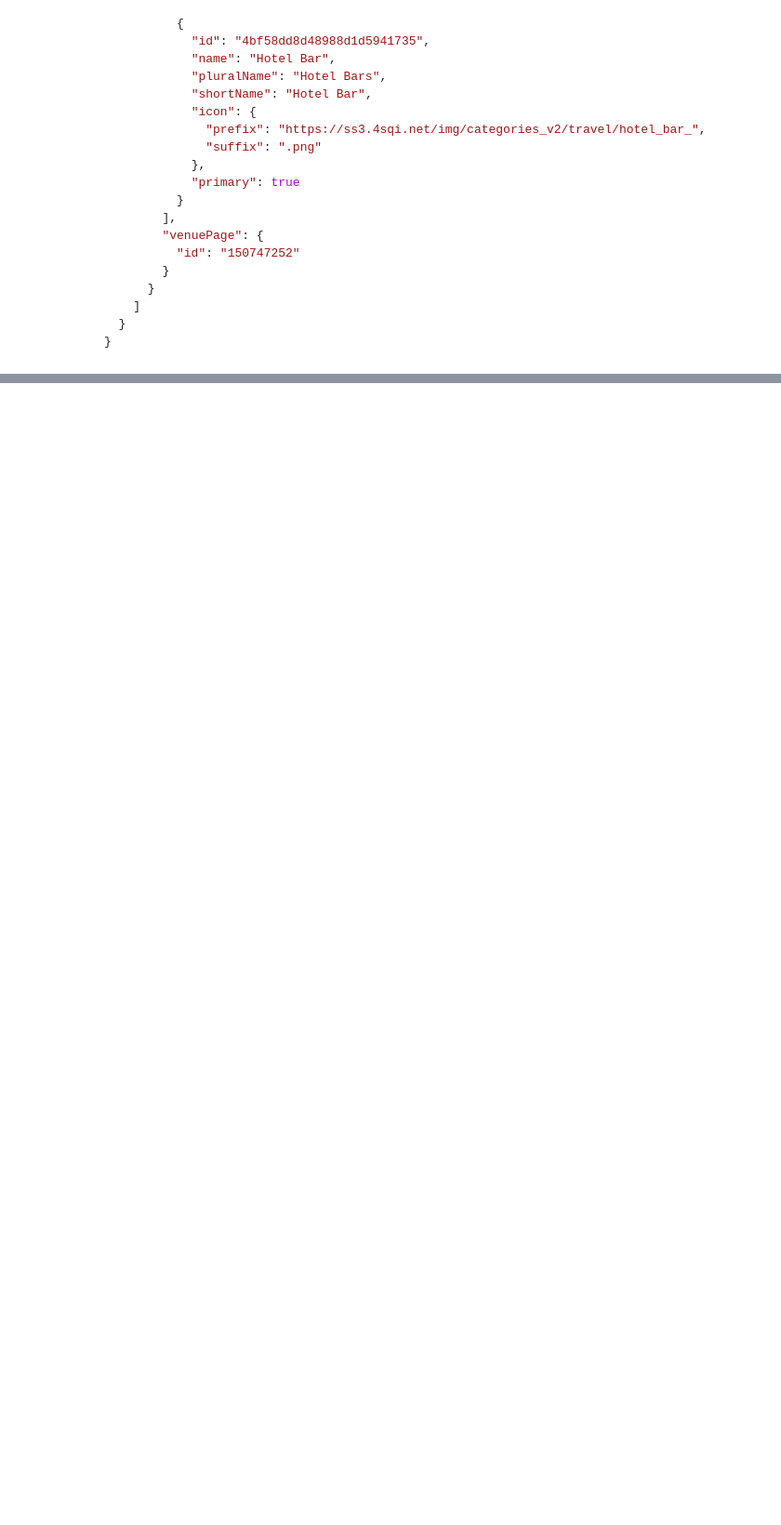
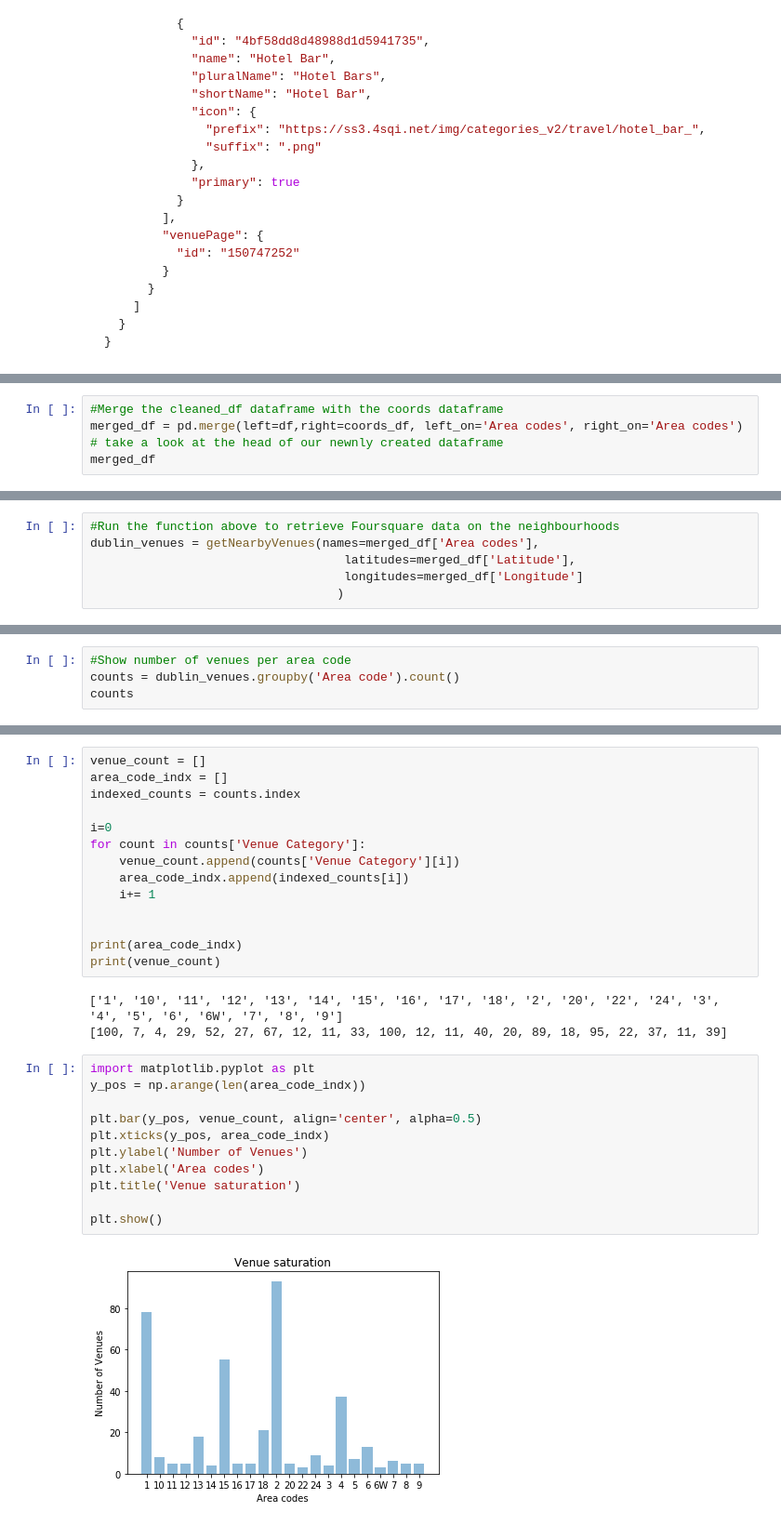
Before and after one commit to KevinCurtisDev/Dublin-City-Area-Analysis, a Jupyter notebook: Dublin neighbourhood analysis.ipynb, the cells around one changed output, grey strips where cells are left out. Shown: that part at 93% size. Saved outputs shown, nothing was run; the diff lists cells and outputs as text; blank space fills up the shorter version.

```diff
--- a/Dublin neighbourhood analysis.ipynb
+++ b/Dublin neighbourhood analysis.ipynb
@@ -87,0 +275,5 @@ Bellow is a sample JSON response from the Foursquare API. In this project we wil
+# %%
+#Merge the cleaned_df dataframe with the coords dataframe
+merged_df = pd.merge(left=df,right=coords_df, left_on='Area codes', right_on='Area codes')
+# take a look at the head of our newnly created dataframe
+merged_df
@@ -87,0 +368,6 @@ Bellow is a sample JSON response from the Foursquare API. In this project we wil
+# %%
+#Run the function above to retrieve Foursquare data on the neighbourhoods
+dublin_venues = getNearbyVenues(names=merged_df['Area codes'],
+                                   latitudes=merged_df['Latitude'],
+                                   longitudes=merged_df['Longitude']
+                                  )
@@ -87,0 +404,4 @@ Bellow is a sample JSON response from the Foursquare API. In this project we wil
+# %%
+#Show number of venues per area code
+counts = dublin_venues.groupby('Area code').count()
+counts
@@ -87,0 +434,30 @@ Bellow is a sample JSON response from the Foursquare API. In this project we wil
+# %%
+venue_count = []
+area_code_indx = []
+indexed_counts = counts.index
+
+i=0
+for count in counts['Venue Category']:
+    venue_count.append(counts['Venue Category'][i])
+    area_code_indx.append(indexed_counts[i])
+    i+= 1
+
+
+print(area_code_indx)
+print(venue_count)
+# %% [output]
+['1', '10', '11', '12', '13', '14', '15', '16', '17', '18', '2', '20', '22', '24', '3', '4', '5', '6', '6W', '7', '8', '9']
+[100, 7, 4, 29, 52, 27, 67, 12, 11, 33, 100, 12, 11, 40, 20, 89, 18, 95, 22, 37, 11, 39]
+# %%
+import matplotlib.pyplot as plt
+y_pos = np.arange(len(area_code_indx))
+
+plt.bar(y_pos, venue_count, align='center', alpha=0.5)
+plt.xticks(y_pos, area_code_indx)
+plt.ylabel('Number of Venues')
+plt.xlabel('Area codes')
+plt.title('Venue saturation')
+
+plt.show()
+# %% [output]
+[figure, added]
```
Also changed, not shown: parts of 51 cells of this notebook.
